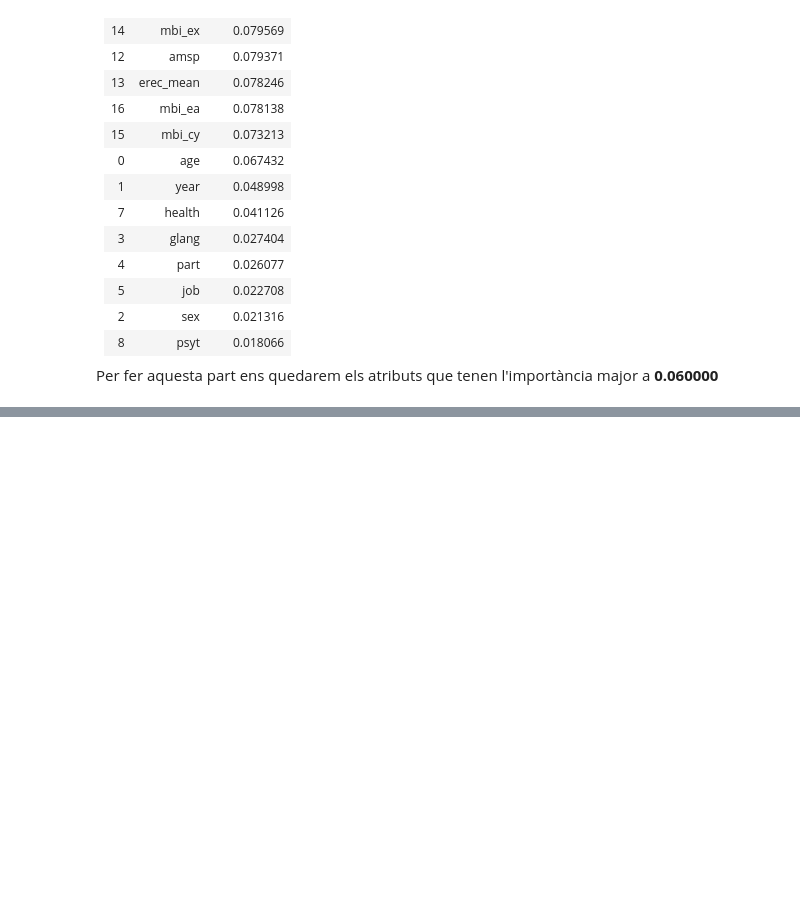
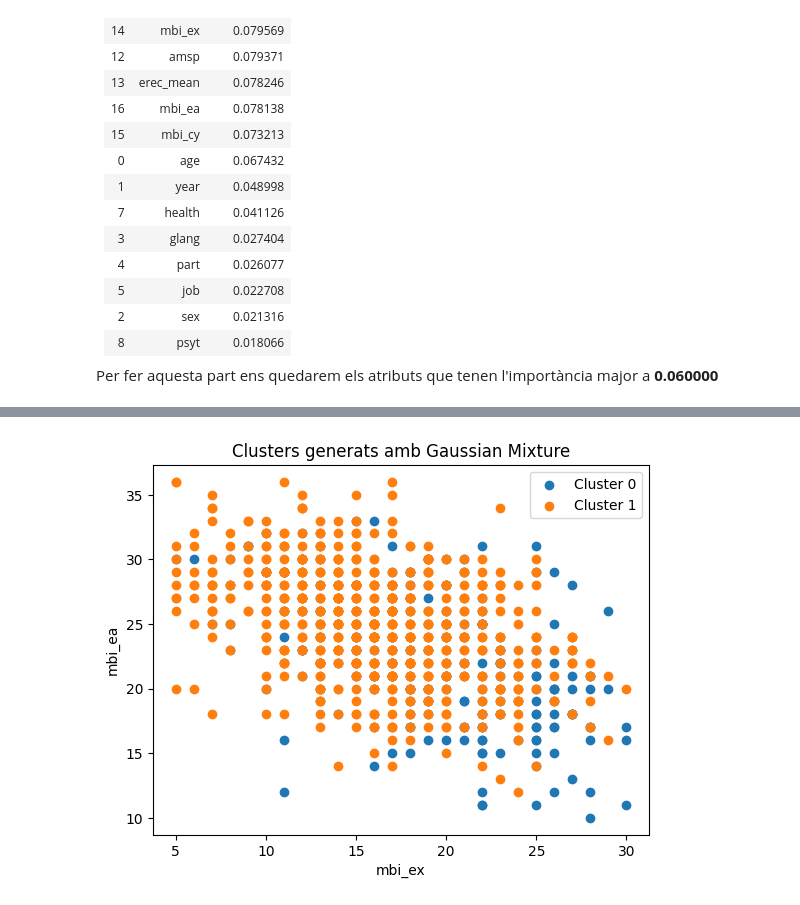
Before and after one commit to DCC-UAB/ACproject-07, a Jupyter notebook: codi/gaussianMixture.ipynb, the cells around one changed output, grey strips where cells are left out. Cells and saved outputs as stored; diff of their text form; code cells hidden in the pictures; blank space fills up the shorter version.

Commit message:
Estudi Gaussian Mixture 2 clusters

```diff
--- a/codi/gaussianMixture.ipynb
+++ b/codi/gaussianMixture.ipynb
@@ -212,6 +212,22 @@ Recordem que els coeficients amb Random Forest dels diferetns atributs eren:
 | 8  | psyt      | 0.018066    |
 
 Per fer aquesta part ens quedarem els atributs que tenen l'importància major a **0.060000**
+# %%
+import pandas as pd
+
+df = pd.read_csv("datasets/Data Carrard.csv")
+df = df.drop('id', axis = 1)
+df['target'] = df['stai_t'] + df['cesd']
+df = df.drop(['stai_t', 'cesd'], axis=1)
+X = df.drop('target', axis=1)
+y = df['target']
 # %%
 # X Random Forest
-X_rf = X['jspe', 'qcae_cog', 'stud_h', 'qcae_aff', 'mbi_ex', 'amsp', 'erec_mean', 'mbi_ea', 'mbi_cy', 'age']
+X_rf = X[['jspe', 'qcae_cog', 'stud_h', 'qcae_aff', 'mbi_ex', 'amsp', 'erec_mean', 'mbi_ea', 'mbi_cy', 'age']]
+# %%
+from sklearn.mixture import GaussianMixture
+import matplotlib.pyplot as plt
+
+n_grups = 2
+model_gm = GaussianMixture(n_components=n_grups)
+clusters = model_gm.fit_predict(X_rf)
@@ -217,0 +251,4 @@ X_rf = X['jspe', 'qcae_cog', 'stud_h', 'qcae_aff', 'mbi_ex', 'amsp', 'erec_mean'
+# %%
+df_clustered = X_rf.copy()
+df_clustered['cluster'] = clusters
+df_clustered.head(5)
@@ -217,0 +262,13 @@ X_rf = X['jspe', 'qcae_cog', 'stud_h', 'qcae_aff', 'mbi_ex', 'amsp', 'erec_mean'
+# %%
+# Plot dels punts amb diferents colors segons el cluster al qual pertanyen
+for i in range(n_grups):
+    cluster_points = df_clustered[df_clustered['cluster'] == i]
+    plt.scatter(cluster_points['mbi_ex'], cluster_points['mbi_ea'], label=f'Cluster {i}')
+
+plt.title('Clusters generats amb Gaussian Mixture')
+plt.xlabel('mbi_ex')
+plt.ylabel('mbi_ea')
+plt.legend()
+plt.show()
+# %% [output]
+[figure, added]
```
Also changed, not shown: parts of 38 cells of this notebook.
